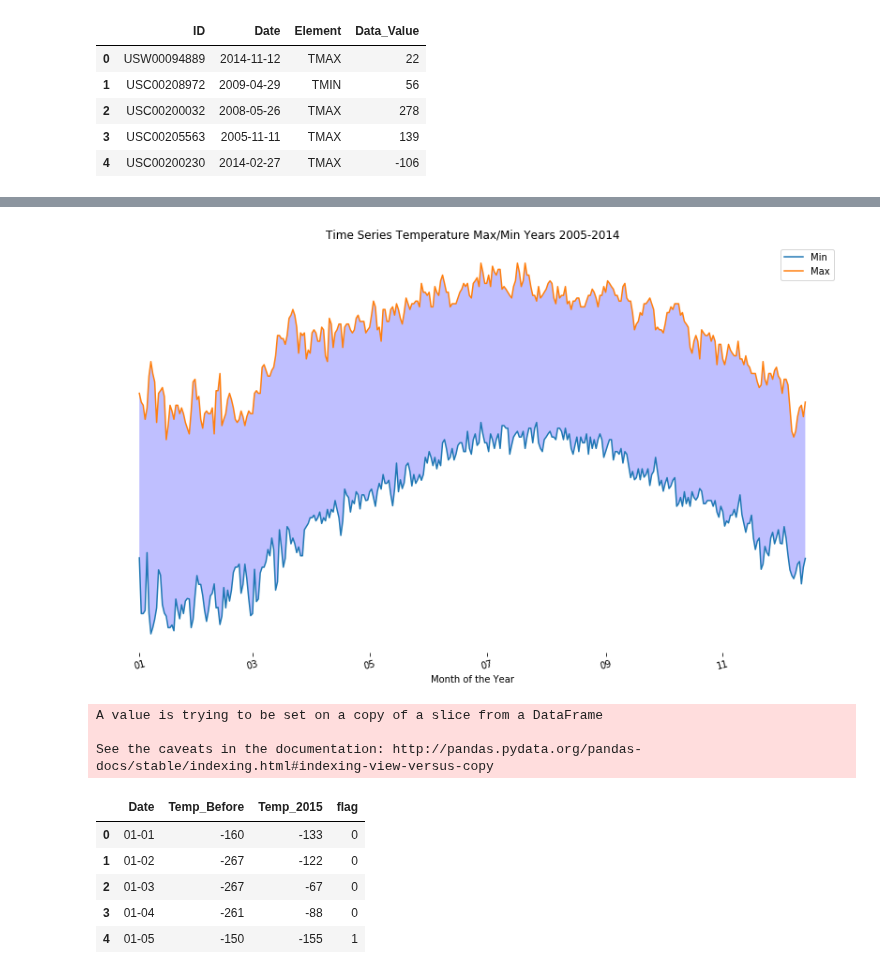
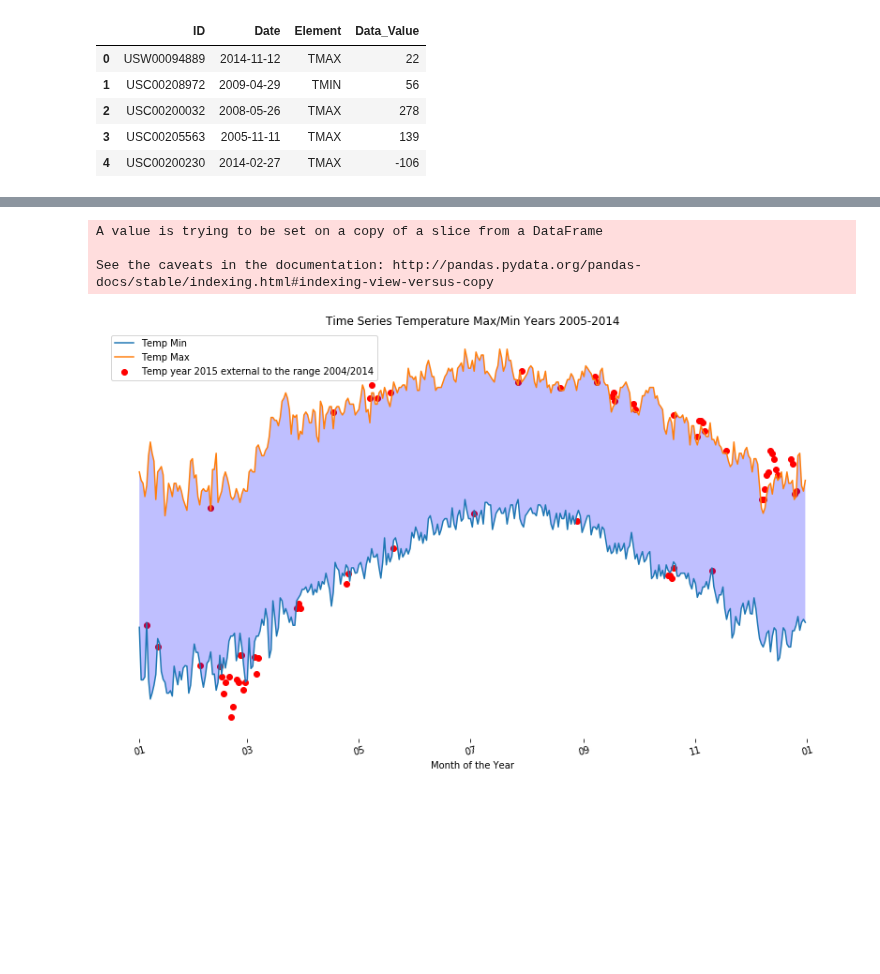
Before and after one commit to EnzoCalogero/Python_DataScience, a Jupyter notebook: course2/Assignment2.ipynb, the cells around one changed output, grey strips where cells are left out. Saved outputs shown, nothing was run; the diff lists cells and outputs as text; code cells hidden in the pictures; blank space fills up the shorter version.

```diff
--- a/course2/Assignment2.ipynb
+++ b/course2/Assignment2.ipynb
@@ -82,8 +82,9 @@ def giveMax(df):
     Max_=Max_.sort_values("Date")
     Max_['Date']=Max_.Date.str[5:]
     Max_= Max_[Max_['Date'] != '02-29']
-    Max_= Max_[Max_['Date'] < '12-15']
-
+    ##############
+    #Max_= Max_[Max_['Date'] < '12-15']
+    ##################
     #print(Max_.head())
     MaxGroup=Max_.groupby('Date').agg(max)
     #MaxGroup=MaxGroup.sort_values("Date")
@@ -109,8 +110,9 @@ def giveMin(df):
     min_=min_.drop(['ID','Element'],axis=1)
     min_['Date']=min_.Date.str[5:]
     min_= min_[min_['Date'] != '02-29']
-    min_= min_[min_['Date'] < '12-15']
-
+    ####################
+    #min_= min_[min_['Date'] < '12-15']
+    ###############
     min_=min_.sort_values("Date")
     MinGroup=min_.groupby('Date').agg(min)
     return MinGroup.reset_index()
@@ -131,0 +148,16 @@ print(Minimo.tail(10))
+# %%
+def ExtremMax():
+    Massimo2015=giveMax(After)
+    Massimo=giveMax(Before)
+    #Minimo2015['Date']='2015-'+Minimo2015['Date']
+    Massimo2015.columns=['Date','Temp_2015']
+    Massimo.columns=['Date','Temp_Before']
+    Masimus=Massimo.merge(Massimo2015,on='Date')
+    Masimus['flag']=0
+    Masimus.flag[Masimus['Temp_Before']<Masimus['Temp_2015']]=1
+    Masimus=Masimus[Masimus['flag']==1]
+    Masimus=Masimus[['Date','Temp_2015']]
+    Masimus['Date']='2015-'+Masimus['Date']
+    return Masimus
+Masimus=ExtremMax()
+Masimus.head()
@@ -145,58 +187,55 @@ Minimo['Date']='2015-'+Minimo['Date']
 observationMin_dates = list(map(pd.to_datetime, Minimo.Date))
 #print(observationMin_dates)
 plt.plot(observationMin_dates,Minimo.Data_Value, '-',observationMin_dates,Massimo.Data_Value, '-')
+###############################
+# Minimum Scatter
+Minumus=ExtremMinimo()
+obsDate=list(map(pd.to_datetime, Minumus.Date))
+#plt.figure()
+plt.scatter(obsDate, Minumus.Temp_2015,c='red')
+###########################
+###############################
+# Minimum Scatter
+Masimus=ExtremMax()
+obsDate=list(map(pd.to_datetime, Masimus.Date))
+plt.scatter(obsDate, Masimus.Temp_2015,c='red')
+###########################
+
+
 plt.xlabel('Month of the Year')
 #plt.axis.
 #.xaxis.set_major_formatter(mdates.DateFormatter('%Y-%m-%d'))
 
 
 plt.ylabel('')
 plt.title('Time Series Temperature Max/Min Years 2005-2014')
 
 #plt.format_xdata = mdates.DateFormatter('%Y-%m-%d')
 # add a legend with legend entries (because we didn't have labels when we plotted the data series)
-plt.legend(['Min','Max'])
+#plt.legend(['Min','Max'])
 
 
 plt.fill_between(observationMin_dates,
                        Minimo.Data_Value,Massimo.Data_Value,
                        facecolor='blue',
                        alpha=0.25)
 ax = plt.gca()
 ax.xaxis.set_major_formatter(hfmt)
 x = plt.gca().xaxis
 
 # rotate the tick labels for the x axis
 for item in x.get_ticklabels():
     item.set_rotation(15)
 # remove the frame of the chart
 for spine in plt.gca().spines.values():
     spine.set_visible(False)
 # remove all the ticks (both axes), and tick labels on the Y axis
 plt.tick_params(top='off', bottom='on', left='off', right='off', labelleft='off', labelbottom='on')
 
-
+plt.legend(['Temp Min','Temp Max', 'Temp year 2015 external to the range 2004/2014'])
 plt.show()
 # %% [output]
+A value is trying to be set on a copy of a slice from a DataFrame
+
+See the caveats in the documentation: http://pandas.pydata.org/pandas-docs/stable/indexing.html#indexing-view-versus-copy
-[figure, old version]
+[figure, new version]
-# %%
-#build teh time series for the year 2015
-Minimo2015=giveMin(After)
-Minimo=giveMin(Before)
-#Minimo2015['Date']='2015-'+Minimo2015['Date']
-Minimo2015.columns=['Date','Temp_2015']
-Minimo.columns=['Date','Temp_Before']
-Minumus=Minimo.merge(Minimo2015,on='Date')
-Minumus['flag']=0
-Minumus.flag[Minumus['Temp_Before']>Minumus['Temp_2015']]=1
-Minumus.head()
-# %% [output]
-A value is trying to be set on a copy of a slice from a DataFrame
-
-See the caveats in the documentation: http://pandas.pydata.org/pandas-docs/stable/indexing.html#indexing-view-versus-copy
-|  | Date | Temp_Before | Temp_2015 | flag |
-| 0 | 01-01 | -160 | -133 | 0 |
-| 1 | 01-02 | -267 | -122 | 0 |
-| 2 | 01-03 | -267 | -67 | 0 |
-| 3 | 01-04 | -261 | -88 | 0 |
-| 4 | 01-05 | -150 | -155 | 1 |
```
Also changed, not shown: parts of 5 cells of this notebook, 4 other files.
